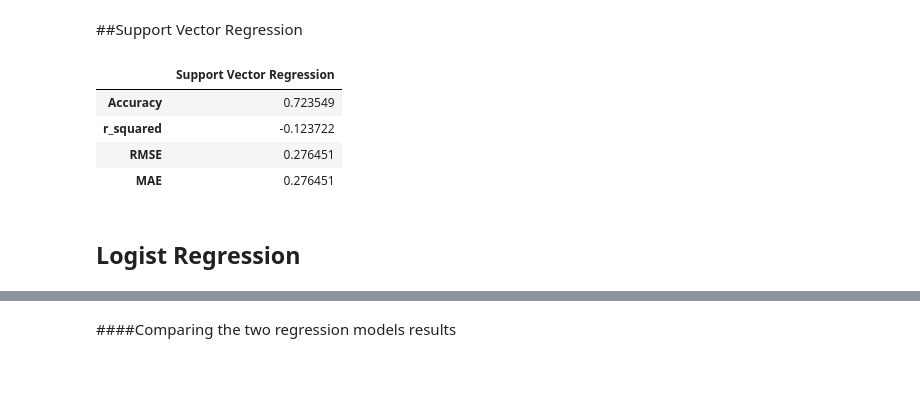
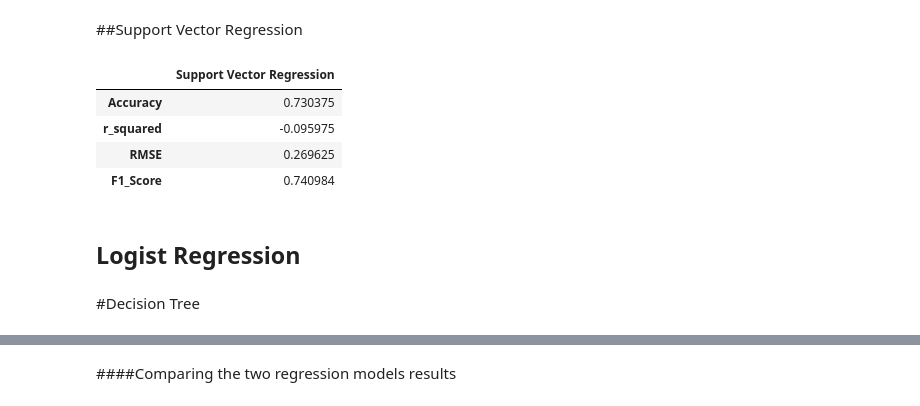
Before and after one commit to SP-TechForest/Wine-Quality-prediction-using-machine-learning-algorithms, a Jupyter notebook: Wine_Quality_Classification.ipynb, the cells around one changed output, grey strips where cells are left out. Saved outputs shown, nothing was run; the diff lists cells and outputs as text; code cells hidden in the pictures; blank space fills up the shorter version.

```diff
--- a/Wine_Quality_Classification.ipynb
+++ b/Wine_Quality_Classification.ipynb
@@ -344,20 +345,20 @@ y_pred = np.ndarray.round(y_pred)
 # %%
 #SVR Metrics implementation
 model_evaluation_svr = {
     'Accuracy': accuracy_score(y_test, y_pred),
     'r_squared' : r2_score(y_test, y_pred),
     'RMSE': mean_squared_error(y_test, y_pred),
-    'MAE' : mean_absolute_error(y_test, y_pred)
+    'F1_Score' : f1_score(y_test, y_pred)
 
 }
 model_evaluation = pd.DataFrame.from_dict(model_evaluation_svr, orient='index' , columns=['Support Vector Regression'])
 model_evaluation
 # %% [output]
 |  | Support Vector Regression |
-| Accuracy | 0.723549 |
-| r_squared | -0.123722 |
-| RMSE | 0.276451 |
-| MAE | 0.276451 |
+| Accuracy | 0.730375 |
+| r_squared | -0.095975 |
+| RMSE | 0.269625 |
+| F1_Score | 0.740984 |
 # %% [markdown]
  ## Logist Regression
 # %%
@@ -372,0 +374,2 @@ model_evaluation['Logistic Regression'] = [accuracy_score(y_test, y_pred), r2_sc
+# %% [markdown]
+#Decision Tree
```
Also changed, not shown: parts of 18 cells of this notebook.
